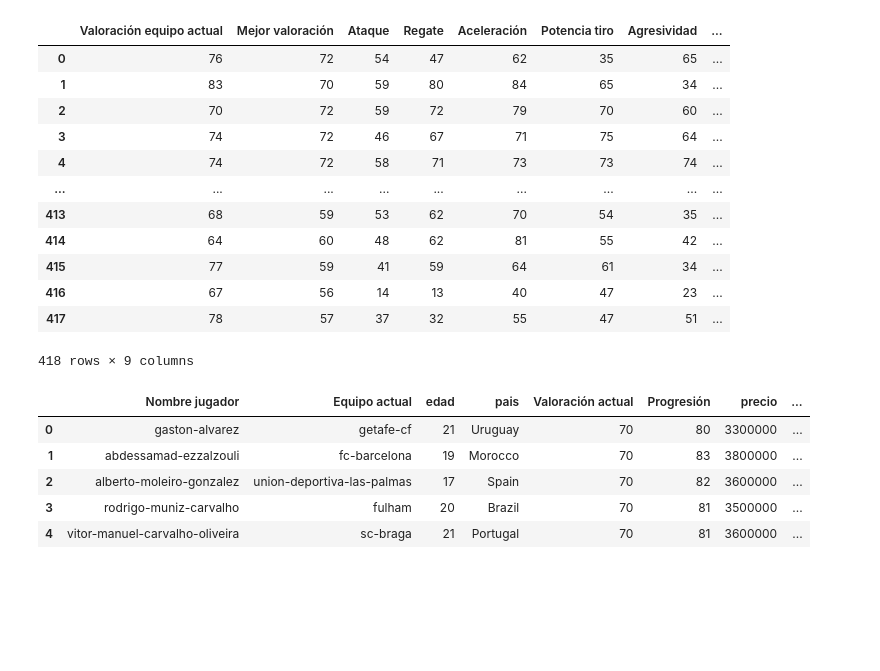
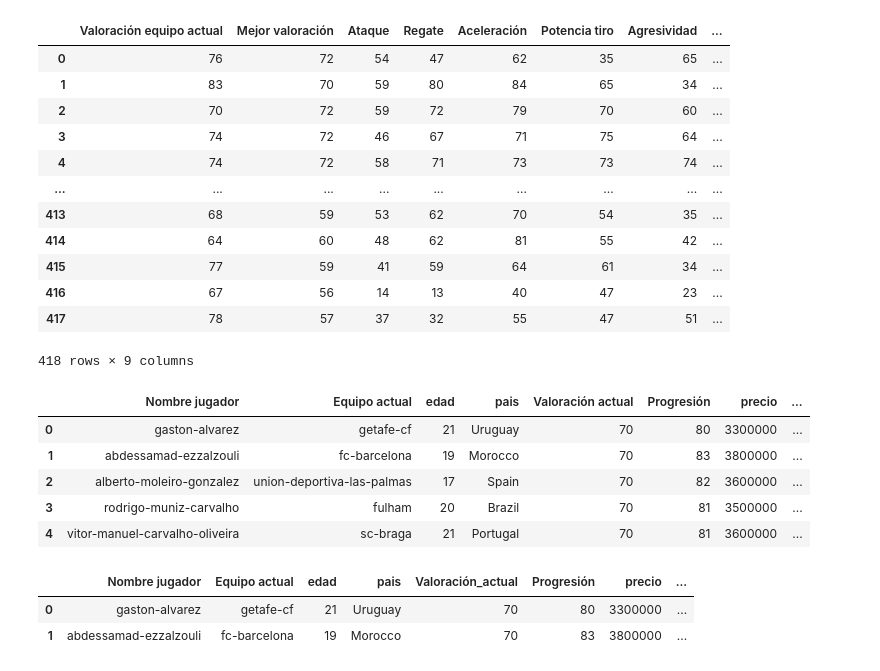
Before and after one commit to PabloManzanares/Moneyball-Depor, a Jupyter notebook: notebook/proyeccionprecio/Jovenes.ipynb, the cells around one changed output. Cells and saved outputs as stored; diff of their text form; code cells hidden in the pictures; blank space fills up the shorter version.

```diff
--- a/notebook/proyeccionprecio/Jovenes.ipynb
+++ b/notebook/proyeccionprecio/Jovenes.ipynb
@@ -57,5 +57,15 @@ jovenes.head()
 | 2 | alberto-moleiro-gonzalez | union-deportiva-las-palmas | 17 | Spain | 70 | 82 | 3600000 | ... |
 | 3 | rodrigo-muniz-carvalho | fulham | 20 | Brazil | 70 | 81 | 3500000 | ... |
 | 4 | vitor-manuel-carvalho-oliveira | sc-braga | 21 | Portugal | 70 | 81 | 3600000 | ... |
+# %%
+nuevas_columnas = {
+    'Valoración actual' : 'Valoración_actual',
+    'Potencia tiro': "Potencia_tiro"}
+jovenes.rename(columns = nuevas_columnas, inplace = True)
+jovenes.head(2)
+# %% [output]
+|  | Nombre jugador | Equipo actual | edad | pais | Valoración_actual | Progresión | precio | ... |
+| 0 | gaston-alvarez | getafe-cf | 21 | Uruguay | 70 | 80 | 3300000 | ... |
+| 1 | abdessamad-ezzalzouli | fc-barcelona | 19 | Morocco | 70 | 83 | 3800000 | ... |
 # %%
 jovenes.to_csv('../../data/precio/jovenes.csv')
```
Also changed, not shown: 46 other files.
